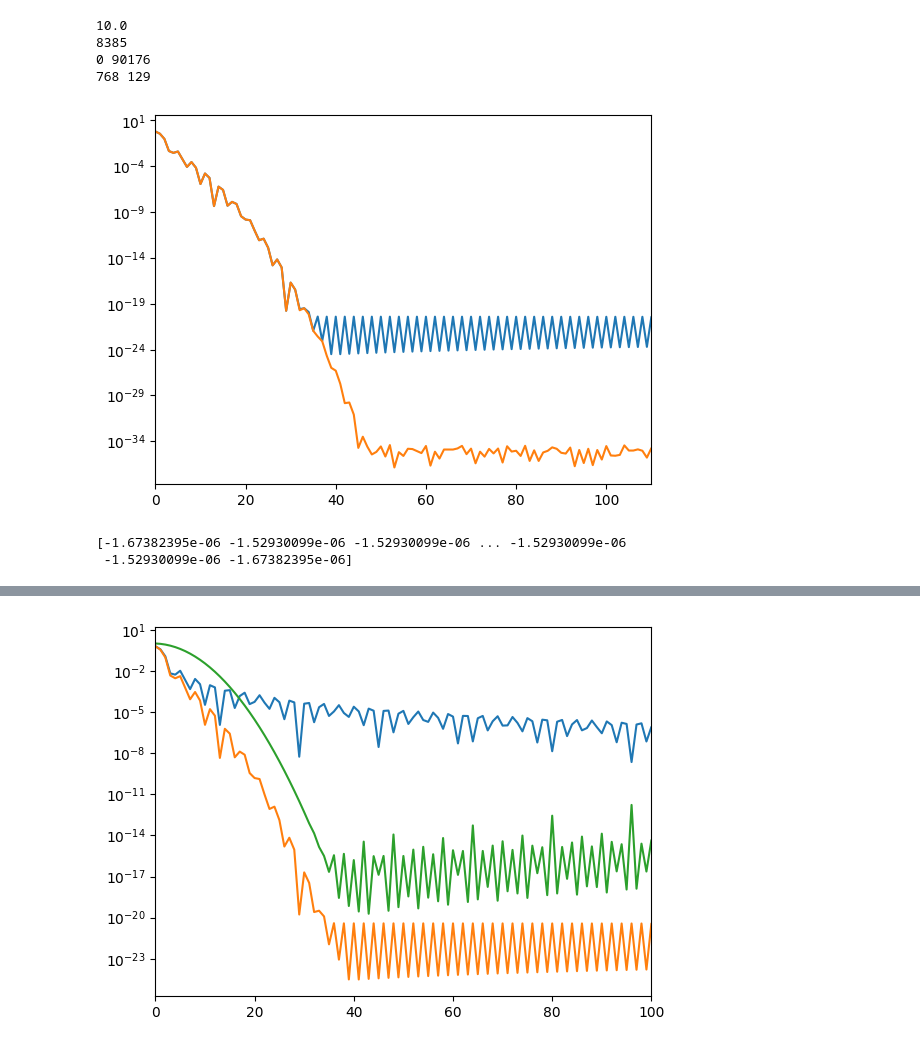
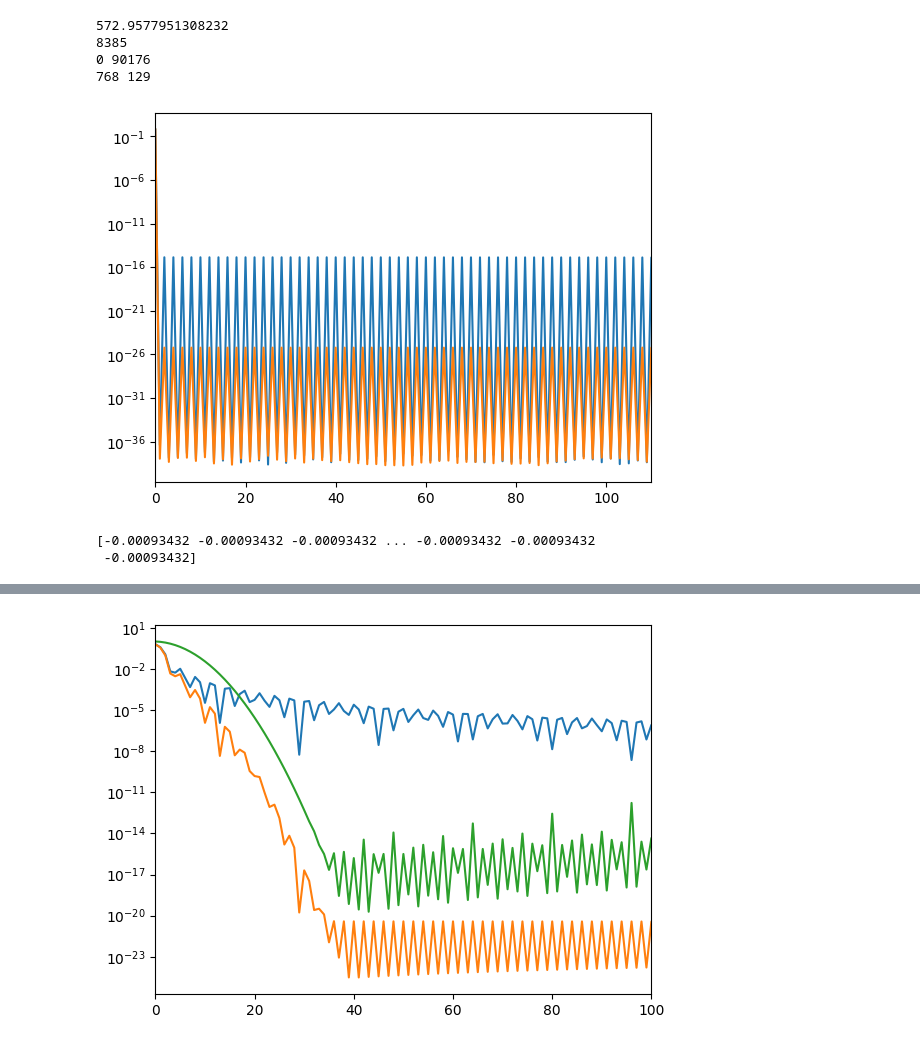
Before and after one commit to voehl12/xilikelihood, a Jupyter notebook: mask_apo.ipynb, the cells around one changed output, grey strips where cells are left out. Drawn from its saved outputs; the diff is of its cells as text; code cells hidden in the pictures.

```diff
--- a/mask_apo.ipynb
+++ b/mask_apo.ipynb
@@ -13,6 +13,7 @@ path = "circular_{:d}sqd_nside{:d}.fits".format(area, nside)
 mask = hp.fitsfunc.read_map(path, verbose=True)
 mask_cl = hp.sphtfunc.anafast(mask)
 sigma_res = np.deg2rad(10)
+sigma_res = 10
 #sigma_res = 2**2 / 12 * np.log10(np.e)
 print(np.rad2deg(sigma_res))
 smoothed_mask = hp.sphtfunc.smoothing(mask, sigma=np.abs(sigma_res),iter=50,use_pixel_weights=True)
@@ -20,37 +21,37 @@ wlm_lmax = hp.sphtfunc.map2alm(smoothed_mask, lmax=lmax)
 
 
 smoothed_alm_old = hp.sphtfunc.map2alm(smoothed_mask, lmax=nside/2)
 print(len(smoothed_alm_old))
 wl_old = hp.sphtfunc.alm2cl(smoothed_alm_old)
 dummy_alm = np.zeros_like(wlm_lmax)
 lmax_100 = hp.sphtfunc.Alm.getlmax(len(smoothed_alm_old))
 idx_1 = hp.sphtfunc.Alm.getidx(lmax,0,0)
 idx_2 = hp.sphtfunc.Alm.getidx(lmax,lmax_100,lmax_100)
 print(idx_1, idx_2)
 #dummy_alm[idx_1:idx_2+1] = smoothed_alm_old
 #smoothed_alm = dummy_alm
 wl = hp.sphtfunc.alm2cl(wlm_lmax)
 
 print(len(wl),len(wl_old))
 plt.figure()
 plt.plot(wl)
 plt.plot(wl_old)
 plt.xlim(0, 110)
 plt.yscale("log")
 plt.show()
 
 smoothed_cl = hp.sphtfunc.anafast(smoothed_mask)
 smoothed_mask = hp.sphtfunc.alm2map(wlm_lmax, nside=nside)
 smoothed_mask_old = hp.sphtfunc.alm2map(smoothed_alm_old, nside=nside)
 print(smoothed_mask-smoothed_mask_old)
 # %% [output]
-10.0
+572.9577951308232
 8385
 0 90176
 768 129
-[figure, old version]
+[figure, new version]
-[-1.67382395e-06 -1.52930099e-06 -1.52930099e-06 ... -1.52930099e-06
- -1.52930099e-06 -1.67382395e-06]
+[-0.00093432 -0.00093432 -0.00093432 ... -0.00093432 -0.00093432
+ -0.00093432]
 # %%
 hp.mollview(mask)
 hp.mollview(smoothed_mask)
```
Also changed, not shown: parts of 1 cell of this notebook.
